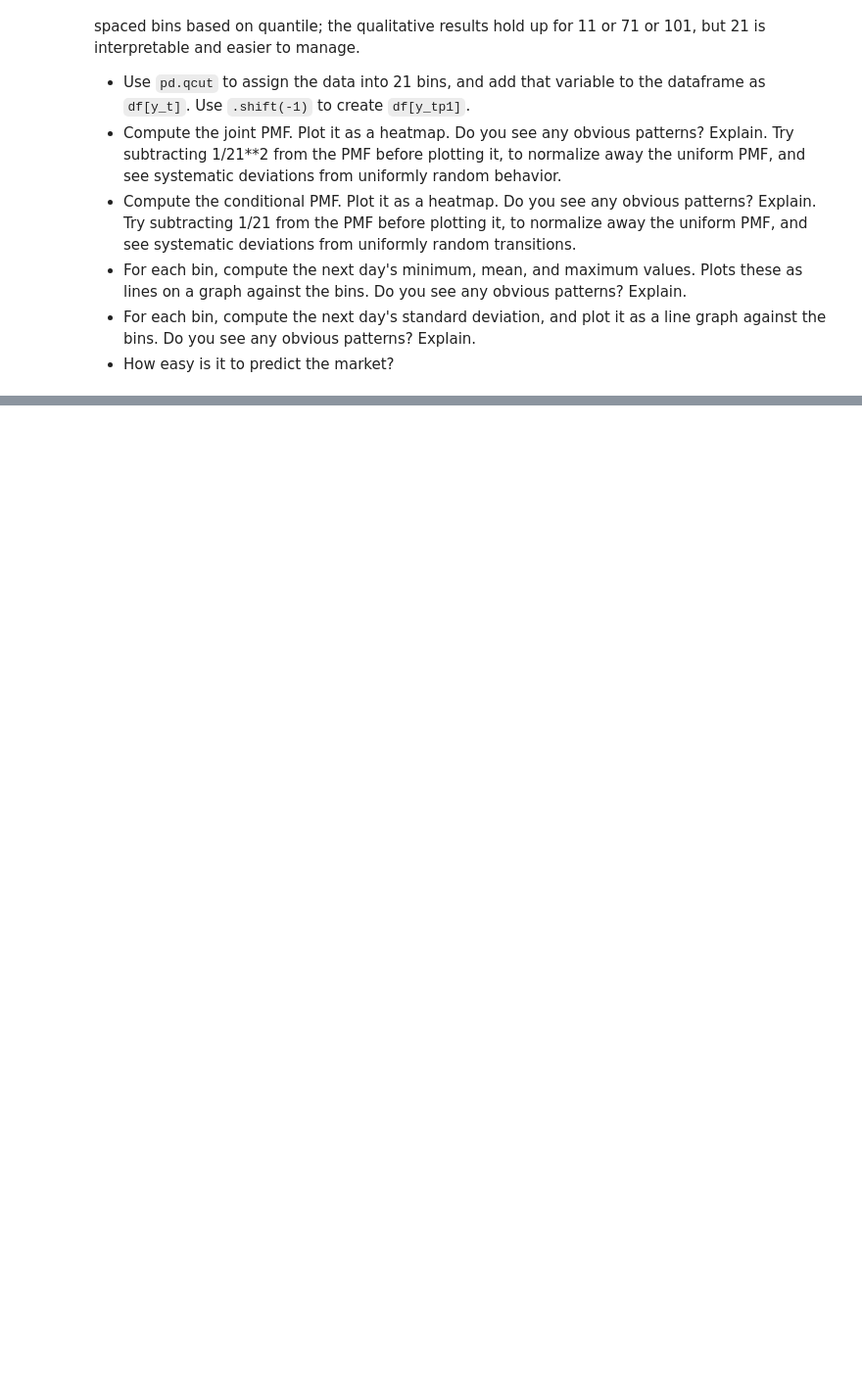
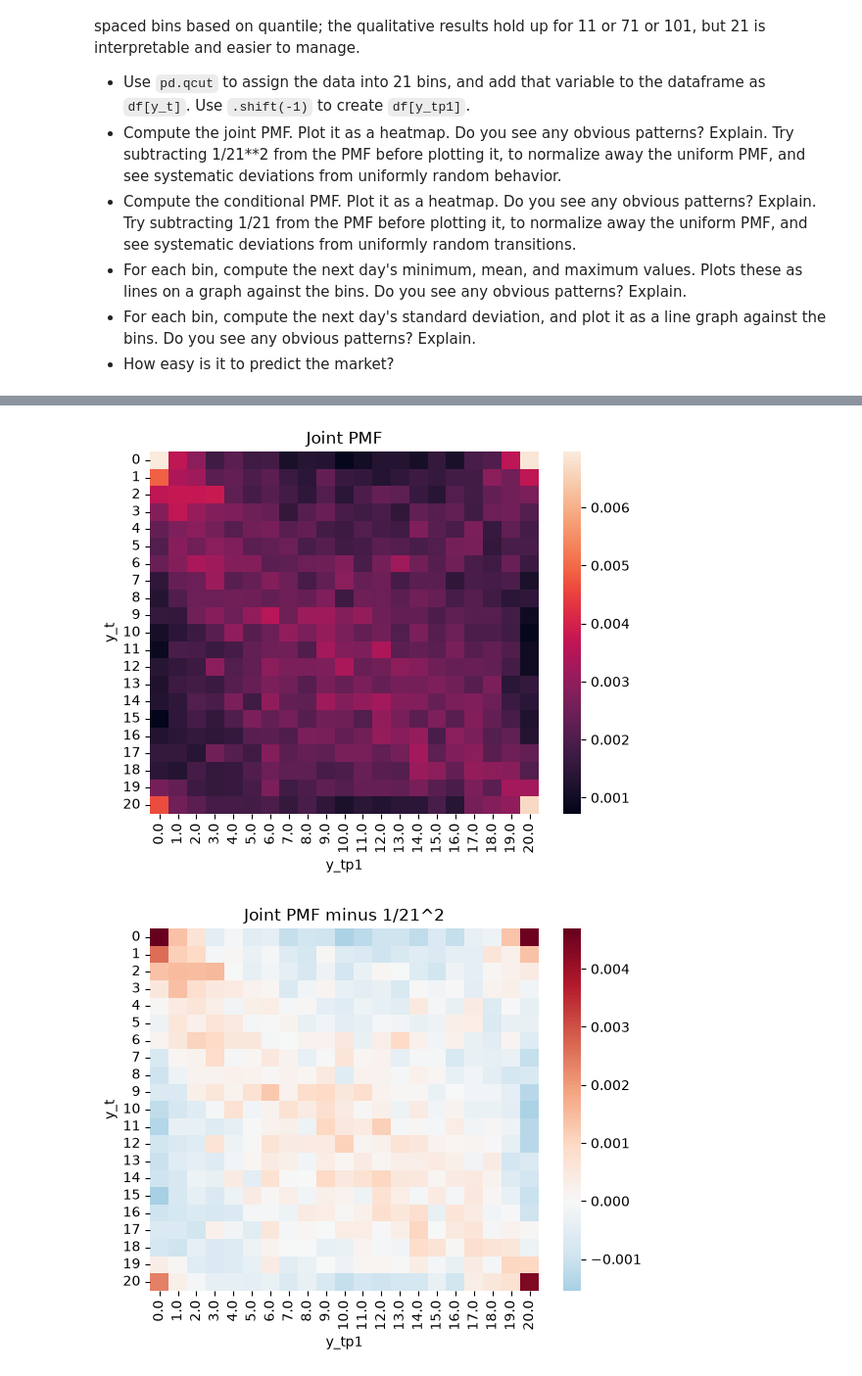
Before and after one commit to MaxwellCooper1/uu_markov, a Jupyter notebook: lab_1/lab.ipynb, the cells around one changed output, grey strips where cells are left out. Shown at 98% size. Saved outputs shown, nothing was run; the diff lists cells and outputs as text; code cells hidden in the pictures; blank space fills up the shorter version.

```diff
--- a/lab_1/lab.ipynb
+++ b/lab_1/lab.ipynb
@@ -255,3 +255,13 @@ The choice of five bins was arbitrary. For more realistic or complex models, we'
 - For each bin, compute the next day's minimum, mean, and maximum values. Plots these as lines on a graph against the bins. Do you see any obvious patterns? Explain.
 - For each bin, compute the next day's standard deviation, and plot it as a line graph against the bins. Do you see any obvious patterns? Explain.
 - How easy is it to predict the market?
+# %%
+# bullet 1
+# assigning values to the 21 bins
+
+df['y_t'] = pd.qcut(df['market_return_pct'], q=21, labels=False) # looked up how to use qcut and plugged in the correct parameters
+df['y_tp1'] = df['y_t'].shift(-1)
+
+# looking at the values in each bin
+df['y_t'].value_counts().sort_index()
+# these look pretty uniformly distributed which makes sense because we used quantiles to help avoid the large class imbalances like before
@@ -257,0 +286,13 @@ The choice of five bins was arbitrary. For more realistic or complex models, we'
+# %%
+# bullet 2
+# computing the joint PMF and plotting its heat map
+tab = pd.crosstab(df['y_t'], df['y_tp1'], normalize=True)
+sns.heatmap(tab).set(title='Joint PMF')
+plt.show()
+
+# now subtracting 1/21**2 to look at the differences
+sns.heatmap(tab - 1/21**2, cmap='RdBu_r', center=0).set(title='Joint PMF minus 1/21^2')
+plt.show()
+# %% [output]
+[figure, added]
+[figure, added]
```
Also changed, not shown: parts of 15 cells of this notebook.
